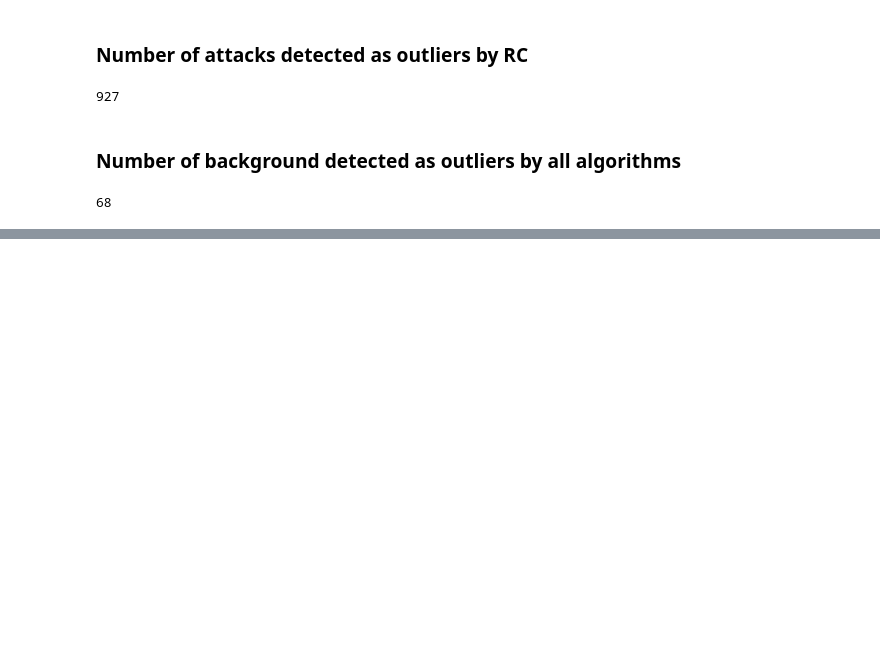
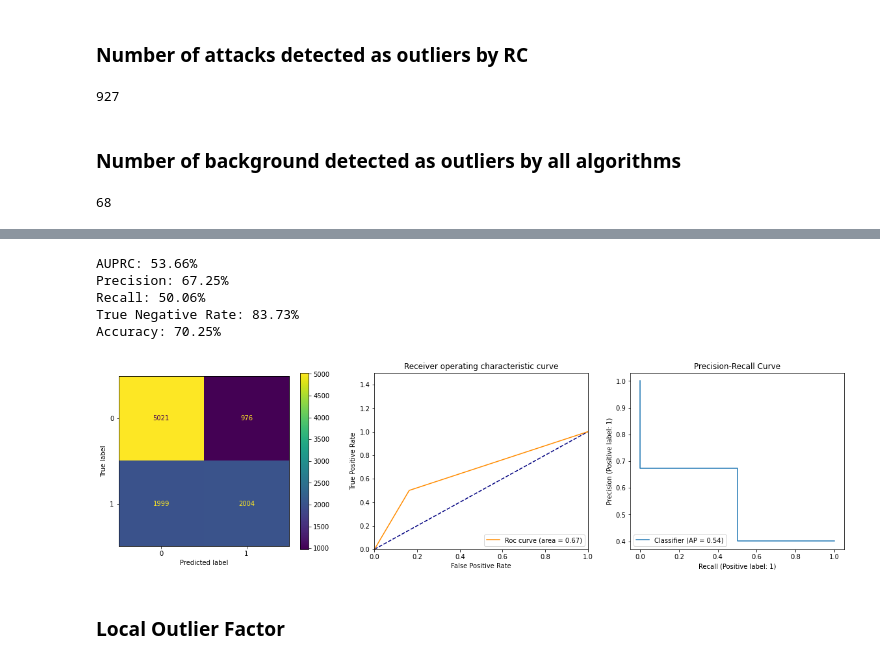
Before and after one commit to Leiyks/MLSECU, a Jupyter notebook: notebook.ipynb, the cells around one changed output, grey strips where cells are left out. Cells and saved outputs as stored; diff of their text form; code cells hidden in the pictures; blank space fills up the shorter version.

```diff
--- a/notebook.ipynb
+++ b/notebook.ipynb
@@ -575,0 +615,6 @@ len(df_outliers[(df_outliers['attack'] == False) & (df_outliers['if_outliers'] =
+# %%
+robustCovariance = EllipticEnvelope(contamination=outlier_ratio, random_state=rng).fit(encoded_train_df.values)
+rc_outliers = robustCovariance.predict(encoded_test_df.values)
+
+df_outliers['rc_outliers'] = [i == -1 for i in  rc_outliers]
+df_outliers.head()
@@ -575,0 +629,11 @@ len(df_outliers[(df_outliers['attack'] == False) & (df_outliers['if_outliers'] =
+# %%
+display_metrics(df_outliers.attack, df_outliers.rc_outliers)
+# %% [output]
+AUPRC: 53.66%
+Precision: 67.25%
+Recall: 50.06%
+True Negative Rate: 83.73%
+Accuracy: 70.25%
+[figure, added]
+# %% [markdown]
+### Local Outlier Factor
```
Also changed, not shown: parts of 9 cells of this notebook.
